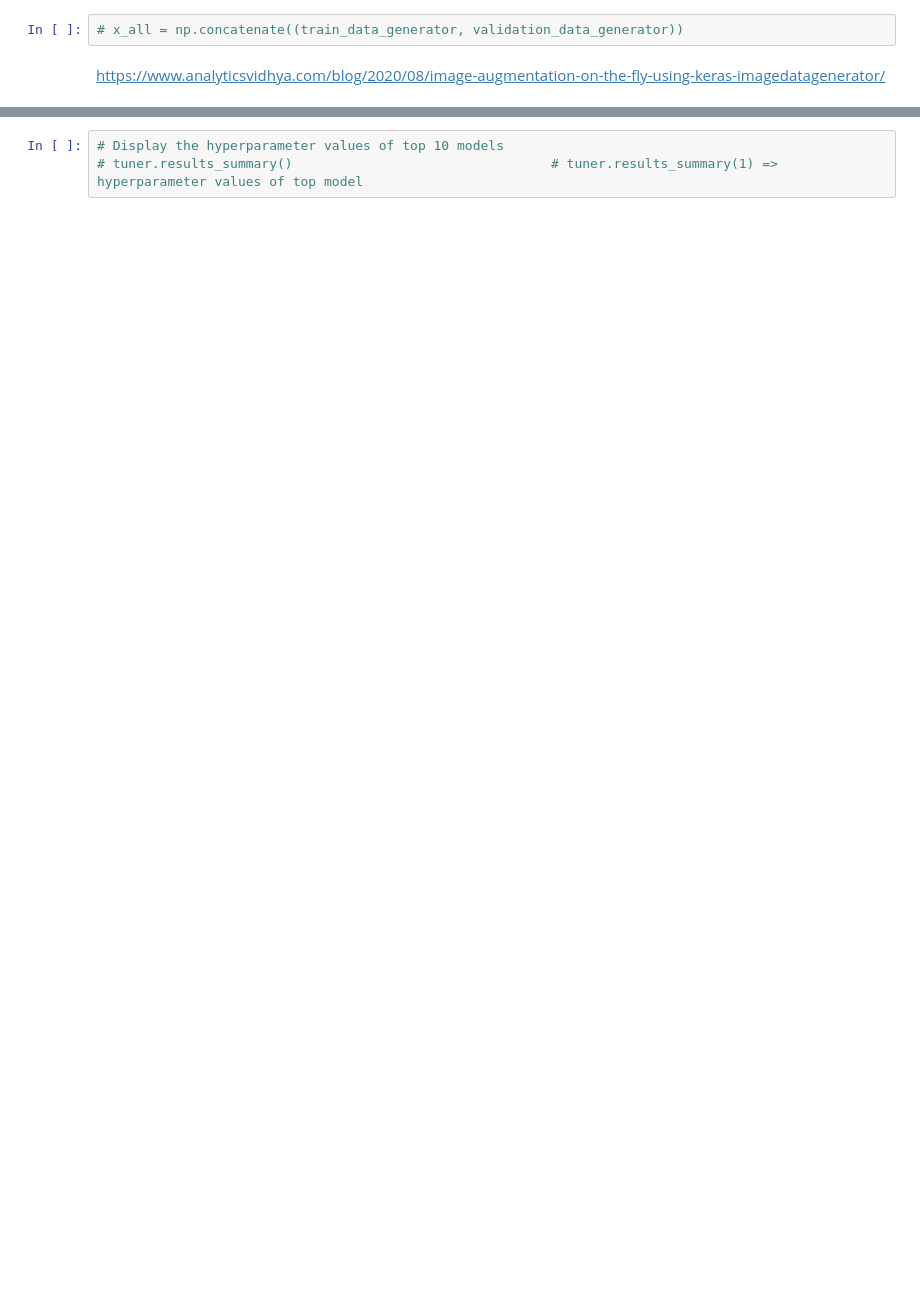
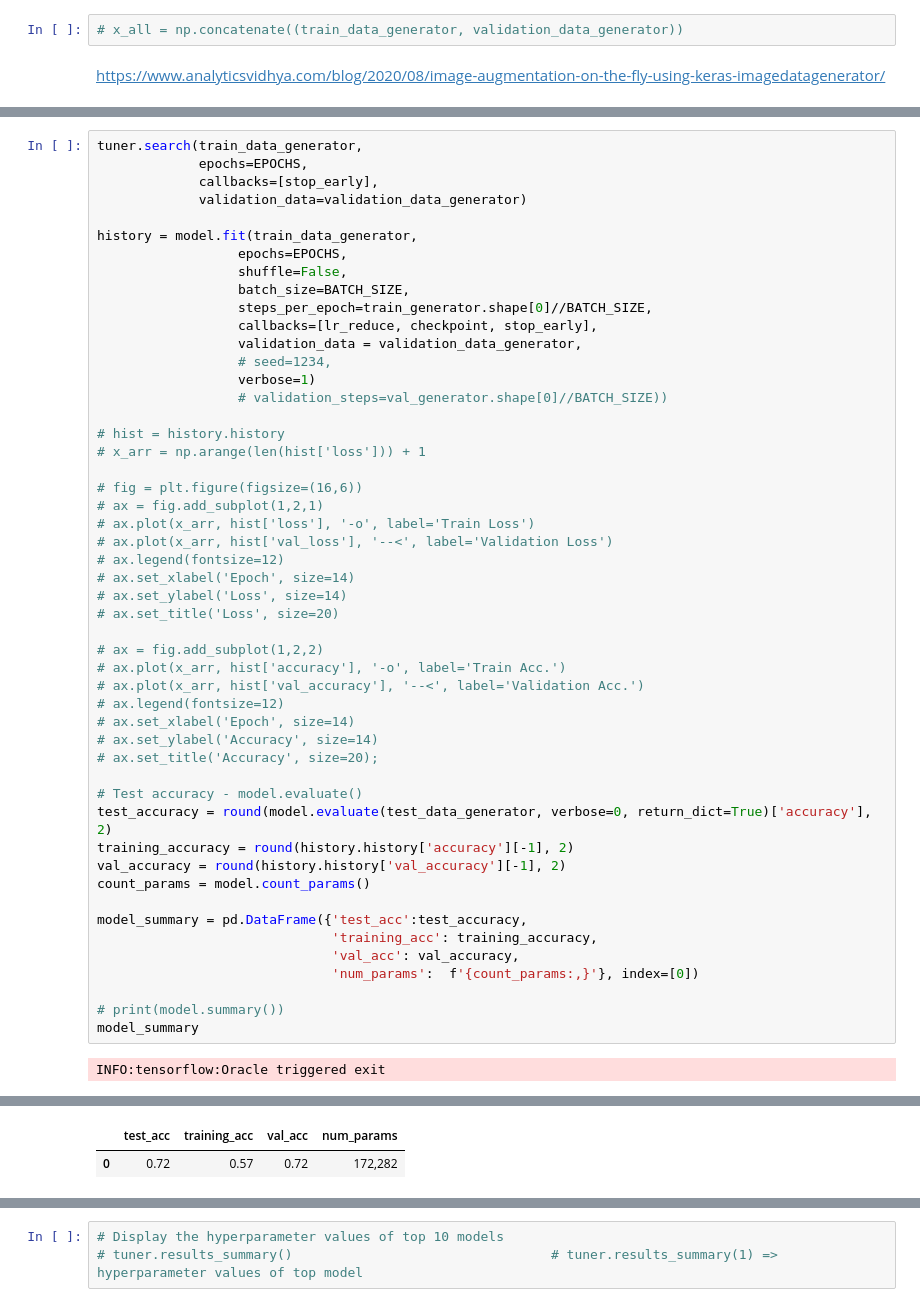
Before and after one commit to heesukjang/W207_AppliedML_Fall2022, a Jupyter notebook: 11_18_KerasTuner_plots_Final_HyperparamTuning_ImageAug_CM_CR_ROCcurve_IDC_Prediction_heesuk.ipynb, the cells around one changed output, grey strips where cells are left out. Cells and saved outputs as stored; diff of their text form; blank space fills up the shorter version.

```diff
--- a/11_18_KerasTuner_plots_Final_HyperparamTuning_ImageAug_CM_CR_ROCcurve_IDC_Prediction_heesuk.ipynb
+++ b/11_18_KerasTuner_plots_Final_HyperparamTuning_ImageAug_CM_CR_ROCcurve_IDC_Prediction_heesuk.ipynb
@@ -722,0 +761,52 @@ model.summary():
+# %%
+tuner.search(train_data_generator,
+             epochs=EPOCHS,
+             callbacks=[stop_early],
+             validation_data=validation_data_generator)
+
+history = model.fit(train_data_generator,
+                  epochs=EPOCHS,
+                  shuffle=False,
+                  batch_size=BATCH_SIZE,
+                  steps_per_epoch=train_generator.shape[0]//BATCH_SIZE,
+                  callbacks=[lr_reduce, checkpoint, stop_early],
+                  validation_data = validation_data_generator,
+                  # seed=1234,
+                  verbose=1)
+                  # validation_steps=val_generator.shape[0]//BATCH_SIZE))
+
+# hist = history.history
+# x_arr = np.arange(len(hist['loss'])) + 1
+
+# fig = plt.figure(figsize=(16,6))
+# ax = fig.add_subplot(1,2,1)
+# ax.plot(x_arr, hist['loss'], '-o', label='Train Loss')
+# ax.plot(x_arr, hist['val_loss'], '--<', label='Validation Loss')
+# ax.legend(fontsize=12)
+# ax.set_xlabel('Epoch', size=14)
+# ax.set_ylabel('Loss', size=14)
+# ax.set_title('Loss', size=20)
+
+# ax = fig.add_subplot(1,2,2)
+# ax.plot(x_arr, hist['accuracy'], '-o', label='Train Acc.')
+# ax.plot(x_arr, hist['val_accuracy'], '--<', label='Validation Acc.')
+# ax.legend(fontsize=12)
+# ax.set_xlabel('Epoch', size=14)
+# ax.set_ylabel('Accuracy', size=14)
+# ax.set_title('Accuracy', size=20);
+
+# Test accuracy - model.evaluate()
+test_accuracy = round(model.evaluate(test_data_generator, verbose=0, return_dict=True)['accuracy'], 2)
+training_accuracy = round(history.history['accuracy'][-1], 2)
+val_accuracy = round(history.history['val_accuracy'][-1], 2)
+count_params = model.count_params()
+
+model_summary = pd.DataFrame({'test_acc':test_accuracy,
+                              'training_acc': training_accuracy,
+                              'val_acc': val_accuracy,
+                              'num_params':  f'{count_params:,}'}, index=[0])
+
+# print(model.summary())
+model_summary
+# %% [output]
+INFO:tensorflow:Oracle triggered exit
@@ -723 +830,3 @@ model.summary():
+|  | test_acc | training_acc | val_acc | num_params |
+| 0 | 0.72 | 0.57 | 0.72 | 172,282 |
 # %%
```
Also changed, not shown: parts of 16 cells of this notebook.
